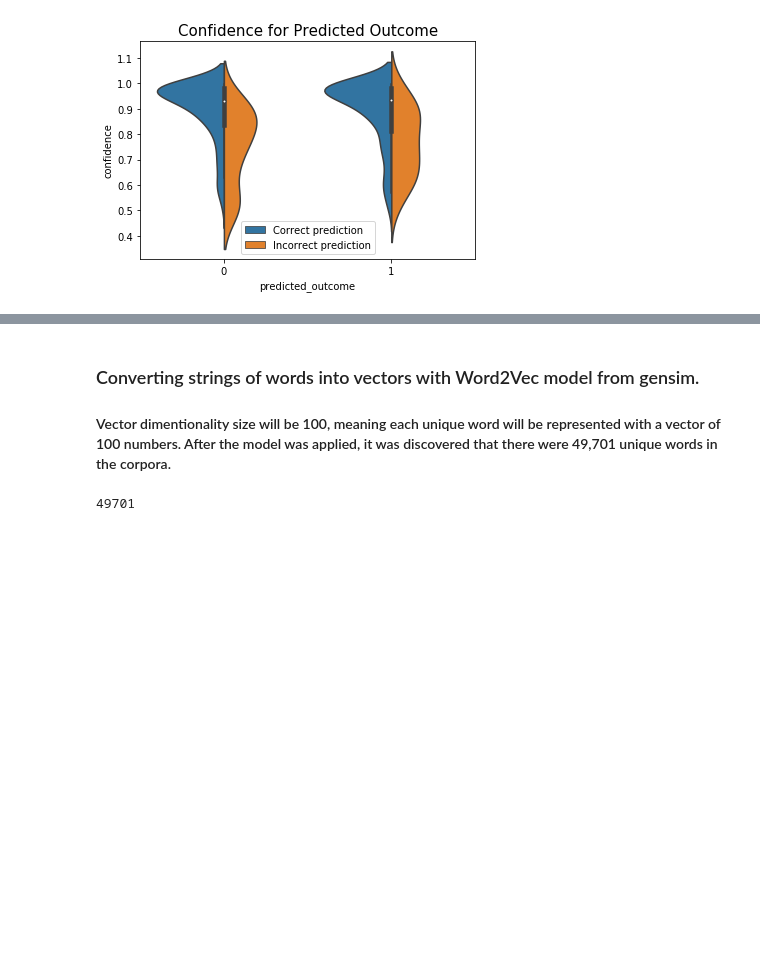
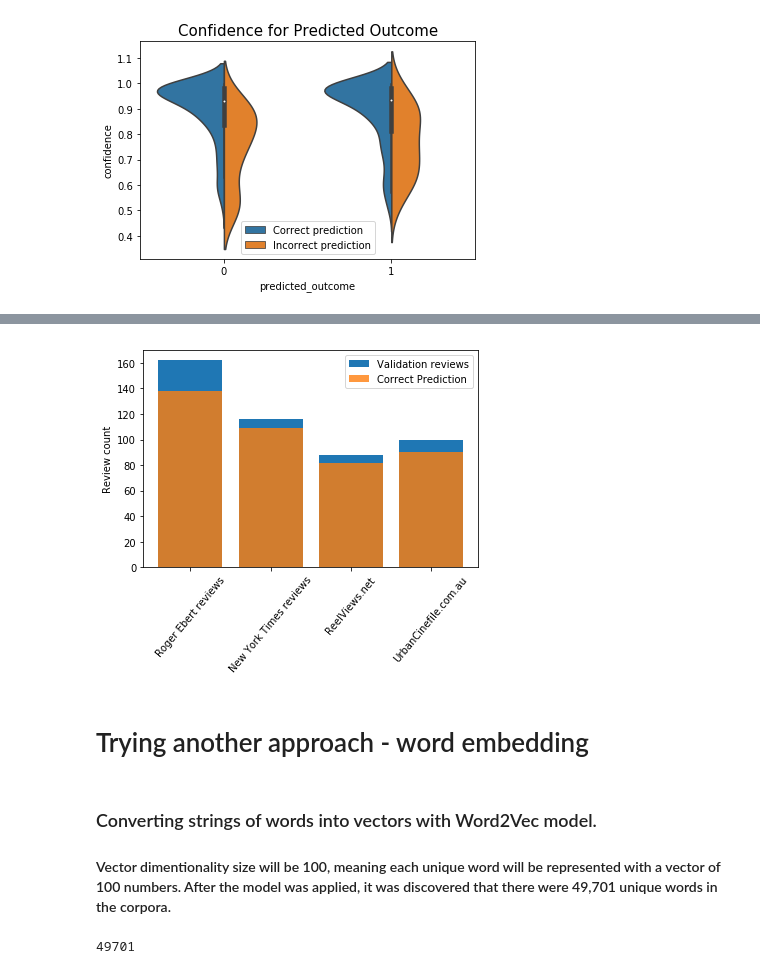
Before and after one commit to gabaslava/imdb, a Jupyter notebook: 22_Part_II_text_analysis.ipynb, the cells around one changed output, grey strips where cells are left out. Saved outputs shown, nothing was run; the diff lists cells and outputs as text; code cells hidden in the pictures; blank space fills up the shorter version.

```diff
--- a/22_Part_II_text_analysis.ipynb
+++ b/22_Part_II_text_analysis.ipynb
@@ -269,3 +269,9 @@ p.legend(loc='lower center')
 plt.title('Confidence for Predicted Outcome', size=15);
 # %% [output]
 [figure]
+# %%
+test_title_source = pd.DataFrame(G_test, columns=['title', 'source'])
+test_info = pd.concat([confid, test_title_source], axis=1)
+test_info = test_info[['title', 'source', 'accurate', 'predicted_outcome', 'confidence']]
+test_info['accurate'] = test_info['accurate'].map({'Correct prediction': 1, 'Incorrect prediction': 0})
+test_info.tail()
@@ -271,0 +287,11 @@ plt.title('Confidence for Predicted Outcome', size=15);
+# %%
+src=[]
+count=[]
+acc=[]
+for i in ['ebert', 'nytimes', 'reel', 'cinefile', 'alibi', 'metropolitan', 'bright_lights', '3brothers']:
+    critic = test_info[test_info['source'] == i]
+    print('%s critic testing sample size is %d, accuracy for testing data is %.1f%%' % (i,len(critic),round(np.mean(critic['accurate'].values)*100,1)))
+    if len(critic)>80:
+        src.append(i)
+        count.append(len(critic))
+        acc.append(sum(critic['accurate']))
@@ -272,5 +307,15 @@ plt.title('Confidence for Predicted Outcome', size=15);
+# %%
+p1 = plt.bar(src, count)
+p2 = plt.bar(src, acc, alpha=0.8)
+plt.ylabel('Review count')
+plt.xticks(src, ('Roger Ebert reviews', 'New York Times reviews', 'ReelViews.net', 'UrbanCinefile.com.au'), rotation=50)
+plt.legend((p1[0], p2[0]), ('Validation reviews', 'Correct Prediction'));
+# %% [output]
+[figure, added]
+# %% [markdown]
+# Trying another approach - word embedding
 # %% [markdown]
-### Converting strings of words into vectors with Word2Vec model from gensim.
+### Converting strings of words into vectors with Word2Vec model.
 #### Vector dimentionality size will be 100, meaning each unique word will be represented with a vector of 100 numbers. After the model was applied, it was discovered that there were 49,701 unique words in the corpora.
 # %%
 import gensim
```
Also changed, not shown: parts of 3 cells of this notebook.
